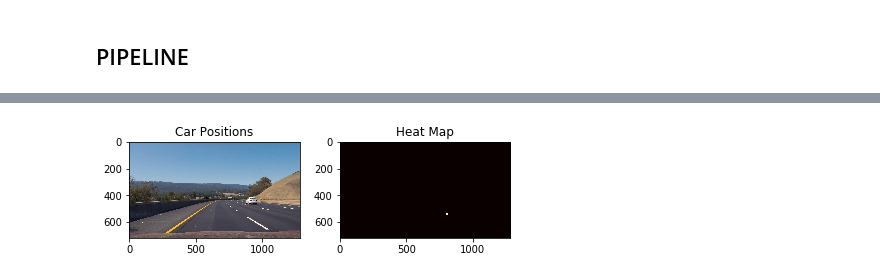
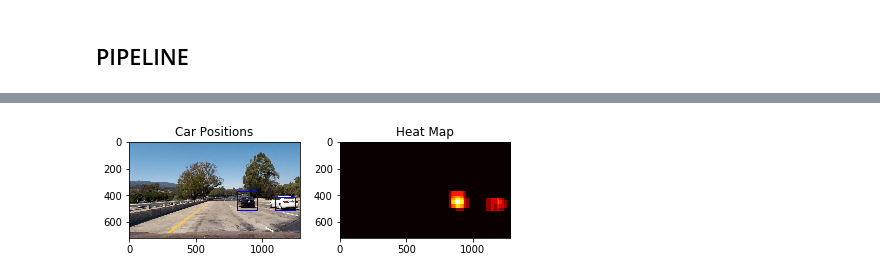
Before and after one commit to ssikmr/CarND-Vehicle-Detection-master, a Jupyter notebook: P5_Vehicle_detection.ipynb, the cells around one changed output, grey strips where cells are left out. Drawn from its saved outputs; the diff is of its cells as text; code cells hidden in the pictures.

```diff
--- a/P5_Vehicle_detection.ipynb
+++ b/P5_Vehicle_detection.ipynb
@@ -370,3 +362,14 @@ Using: 11 orientations 16 pixels per cell and 2 cells per block
 Feature vector length: 1980
 4.79 Seconds to train SVC...
 Test Accuracy of SVC =  0.9907
+# %%
+# Use a linear SVC
+#svc = LinearSVC()
+svc = SVC(kernel = 'rbf')
+# Check the training time for the SVC
+t=time.time()
+svc.fit(X_train, y_train)
+t2 = time.time()
+print(round(t2-t, 2), 'Seconds to train SVC...')
+# Check the score of the SVC
+print('Test Accuracy of SVC = ', round(svc.score(X_test, y_test), 4))
@@ -382,12 +388,12 @@ draw_image = np.copy(image)
 # image you are searching is a .jpg (scaled 0 to 255)
 #image = image.astype(np.float32)/255
 
-windows = slide_window(image, x_start_stop=x_start_stop, y_start_stop=y_start_stop,xy_window=(96, 96), xy_overlap=(0.5, 0.5))
+windows = slide_window(image, x_start_stop=x_start_stop, y_start_stop=y_start_stop,xy_window=(96, 96), xy_overlap=(0.6, 0.5))
 
 print("Windows :",len(windows))
 
 windows.extend(slide_window(image, x_start_stop=x_start_stop, y_start_stop=y_start_stop,xy_window=(64, 64), xy_overlap=(0.5, 0.5)))
-windows.extend(slide_window(image, x_start_stop=x_start_stop, y_start_stop=y_start_stop,xy_window=(50, 50), xy_overlap=(0.5, 0.5)))
+windows.extend(slide_window(image, x_start_stop=x_start_stop, y_start_stop=y_start_stop,xy_window=(128, 128), xy_overlap=(0.8, 0.5)))
 
 print("Windows :",len(windows))
 hot_windows = search_windows(image, windows, svc, X_scaler, color_space=color_space,
@@ -435,7 +441,8 @@ def draw_labeled_bboxes(img, labels):
         # Draw the box on the image
         x_wid = np.max(nonzerox) - np.min(nonzerox)
         y_wid = np.max(nonzeroy) - np.min(nonzeroy)
-        if (x_wid> MIN_WX and y_wid > MIN_WY and x_wid+5 >= y_wid):
+        #if (x_wid> MIN_WX and y_wid > MIN_WY and x_wid+10 >= y_wid):
+        if (x_wid> MIN_WX and y_wid > MIN_WY):
             cv2.rectangle(img, bbox[0], bbox[1], (0,0,255), 6)
     # Return the image
     return img
@@ -450,10 +457,10 @@ def pipeline(image):
     # image you are searching is a .jpg (scaled 0 to 255)
     #image = image.astype(np.float32)/255
 
-    windows = slide_window(image, x_start_stop=[None, None], y_start_stop=y_start_stop,xy_window=(96, 96), xy_overlap=(0.7, 0.7))
-    windows.extend(slide_window(image, x_start_stop=x_start_stop, y_start_stop=y_start_stop,xy_window=(64, 64), xy_overlap=(0.7, 0.7)))
+    windows = slide_window(image, x_start_stop=x_start_stop, y_start_stop=y_start_stop,xy_window=(96, 96), xy_overlap=(0.6, 0.5))
+    windows.extend(slide_window(image, x_start_stop=x_start_stop, y_start_stop=y_start_stop,xy_window=(64, 64), xy_overlap=(0.5, 0.5)))
     #windows.extend(slide_window(image, x_start_stop=x_start_stop, y_start_stop=y_start_stop,xy_window=(48, 48), xy_overlap=(0.7, 0.7)))
-    windows.extend(slide_window(image, x_start_stop=x_start_stop, y_start_stop=y_start_stop,xy_window=(32, 32), xy_overlap=(0.7, 0.7)))
+    windows.extend(slide_window(image, x_start_stop=x_start_stop, y_start_stop=y_start_stop,xy_window=(128, 128), xy_overlap=(0.8, 0.5)))
     #print("Number of Windows :",len(windows))
 
     hot_windows = search_windows(image, windows, svc, X_scaler, color_space=color_space,
@@ -470,8 +477,9 @@ def pipeline(image):
     # Add heat to each box in box list
     heat = add_heat(heat,hot_windows)
 
+    THRESHOLD = 1
     # Apply threshold to help remove false positives
-    heat = apply_threshold(heat,8)
+    heat = apply_threshold(heat,THRESHOLD)
 
     # Visualize the heatmap when displaying
     heatmap = np.clip(heat, 0, 255)
@@ -490,7 +498,7 @@ def pipeline(image):
     plt.title('Heat Map')
     fig.tight_layout()
 
-
+    plt.savefig("./output_images/out_1.jpg")
 
     return draw_img
 # %%
@@ -533,6 +525,8 @@ Wall time: 8min 47s
 # %%
-temp_image = mpimg.imread('./test_images/test3.jpg')
-temp_draw_image = np.copy(temp_image)
-result_image = pipeline(temp_draw_image)
+images = glob.glob('./test_images/test1.jpg')
+for image in images:
+    temp_image = mpimg.imread(image)
+    temp_draw_image = np.copy(temp_image)
+    result_image = pipeline(temp_draw_image)
 # %% [output]
-[figure, old version]
+[figure, new version]
```
Also changed, not shown: parts of 8 cells of this notebook, 1 other file.
